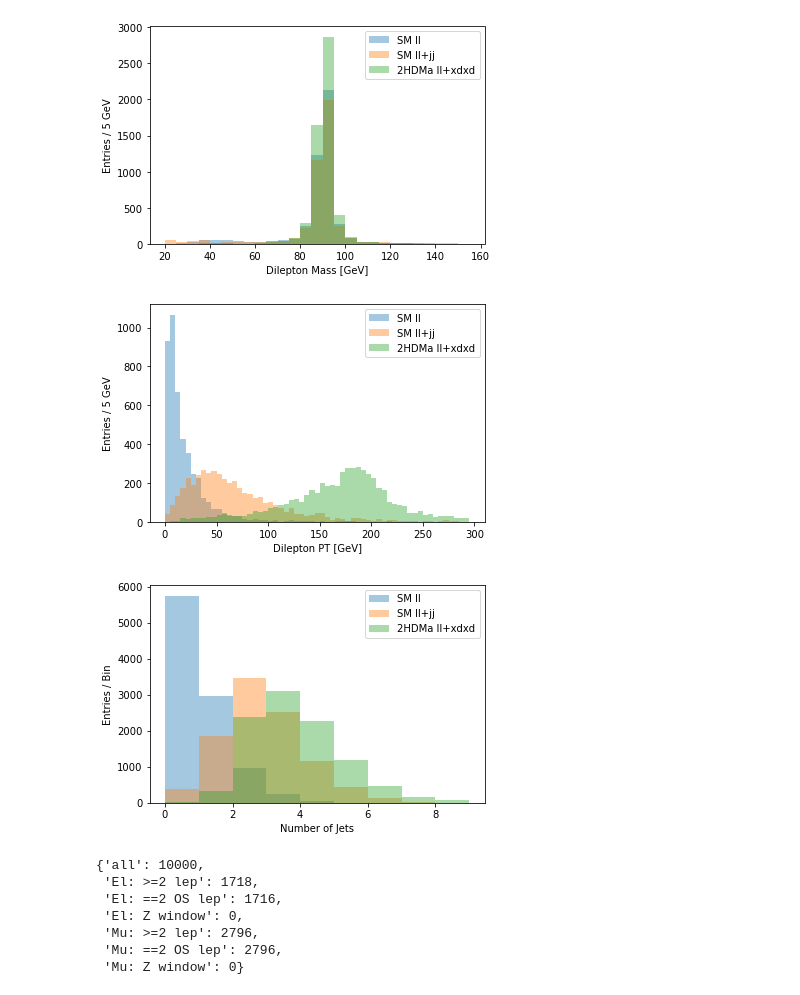
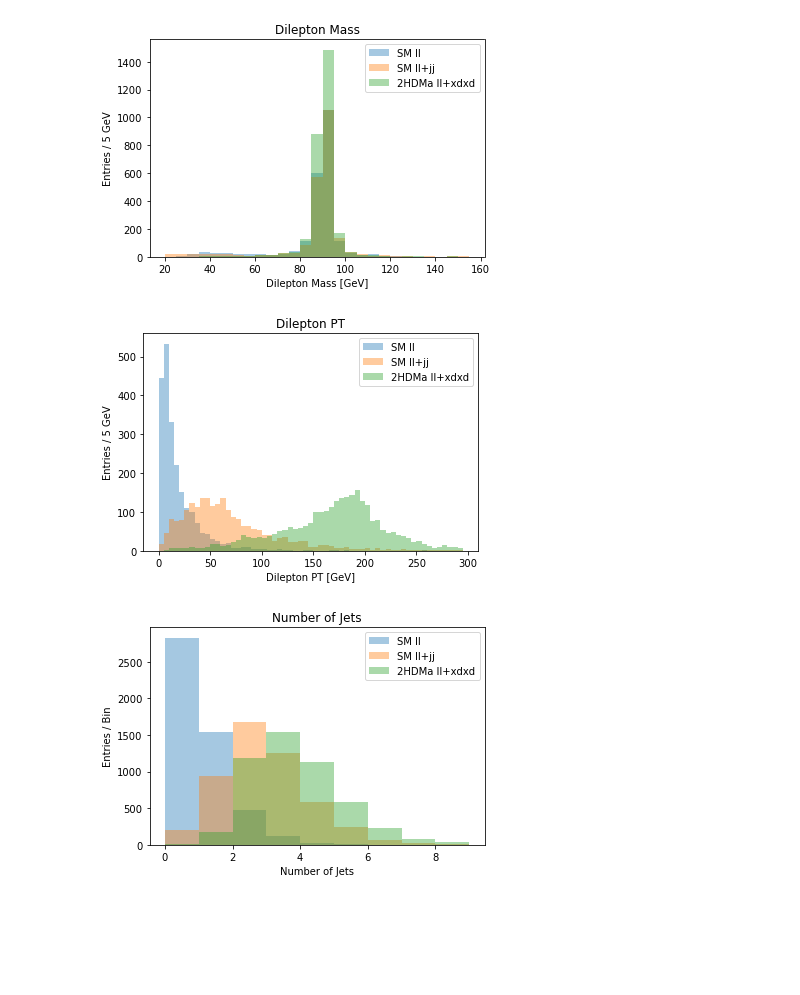
Before and after one commit to ctdax/darkMatter, a Jupyter notebook: explore/exploreData.ipynb, the cells around one changed output. Saved outputs shown, nothing was run; the diff lists cells and outputs as text; code cells hidden in the pictures; blank space fills up the shorter version.

```diff
--- a/explore/exploreData.ipynb
+++ b/explore/exploreData.ipynb
@@ -257,3 +251,13 @@ pp2llxdxd_reco   = quickReco('pp2ll_SM', '/home/btannenw/Desktop/ML/darkMatter/M
+# %%
+# Load files
+# SM
+pp2ll_reco = quickReco('pp2ll_SM', 'C:\\Users\\student\\Desktop\\College\\Summer_2020\\Research\\ppTOll_background\\seed_1_ll_delphes_events.root')
+
+
+pp2lljj_reco = quickReco('pp2lljj_SM', 'C:\\Users\\student\\Desktop\\College\\Summer_2020\\Research\\ppTOlljj_background\\seed_1_lljj_delphes_events.root')
+
+# 2HDM-a
+pp2llxdxd_reco   = quickReco('pp2ll_DM', 'C:\\Users\\student\\Desktop\\College\\Summer_2020\\Research\\ppTOllxdxd_signal\\seed_1_xdxd_delphes_events.root')
 # %%
 pp2ll_reco.process()
 pp2lljj_reco.process()
@@ -287,38 +290,31 @@ plt.hist(pp2ll_sm_reco.nMuons, bins=np.arange(0,6))
 # %%
 plt.hist(pp2ll_reco.dileptonMass, bins=np.arange(20,160,5), alpha=0.4, label='SM ll')
 plt.hist(pp2lljj_reco.dileptonMass, bins=np.arange(20,160,5), alpha=0.4, label='SM ll+jj')
 plt.hist(pp2llxdxd_reco.dileptonMass, bins=np.arange(20,160,5), alpha=0.4, label='2HDMa ll+xdxd')
+plt.title('Dilepton Mass')
 plt.xlabel('Dilepton Mass [GeV]')
 plt.ylabel('Entries / 5 GeV')
 plt.legend()
 plt.show()
 
 plt.hist(pp2ll_reco.dileptonPT, bins=np.arange(0,300,5), alpha=0.4, label='SM ll')
 plt.hist(pp2lljj_reco.dileptonPT, bins=np.arange(0,300,5), alpha=0.4, label='SM ll+jj')
 plt.hist(pp2llxdxd_reco.dileptonPT, bins=np.arange(0,300,5), alpha=0.4, label='2HDMa ll+xdxd')
+plt.title('Dilepton PT')
 plt.xlabel('Dilepton PT [GeV]')
 plt.ylabel('Entries / 5 GeV')
 plt.legend()
 plt.show()
 
 plt.hist(pp2ll_reco.nJets, bins=np.arange(0,10), alpha=0.4, label='SM ll')
 plt.hist(pp2lljj_reco.nJets, bins=np.arange(0,10), alpha=0.4, label='SM ll+jj')
 plt.hist(pp2llxdxd_reco.nJets, bins=np.arange(0,10), alpha=0.4, label='2HDMa ll+xdxd')
+plt.title('Number of Jets')
 plt.xlabel('Number of Jets')
 plt.ylabel('Entries / Bin')
 plt.legend()
 plt.show()
 # %% [output]
-[figure, old version]
+[figure, new version]
-[figure, old version]
+[figure, new version]
-[figure, old version]
+[figure, new version]
-# %%
-pp2ll_reco.eventCutflow
-# %% [output]
-{'all': 10000,
- 'El: >=2 lep': 1718,
- 'El: ==2 OS lep': 1716,
- 'El: Z window': 0,
- 'Mu: >=2 lep': 2796,
- 'Mu: ==2 OS lep': 2796,
- 'Mu: Z window': 0}
```
Also changed, not shown: parts of 12 cells of this notebook, 2 other files.
